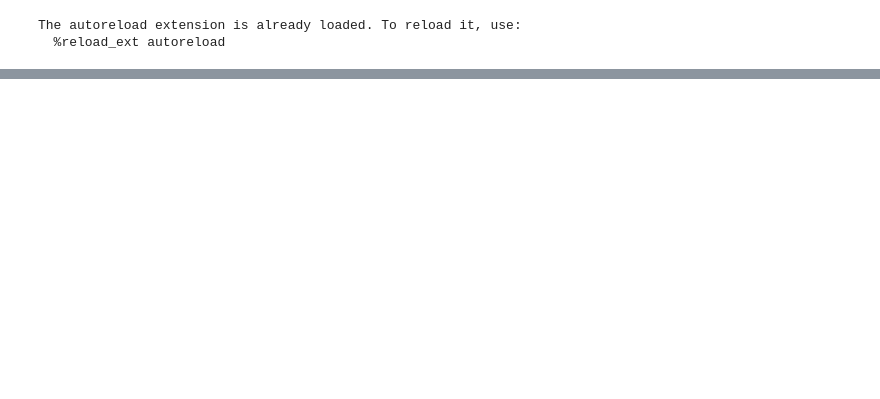
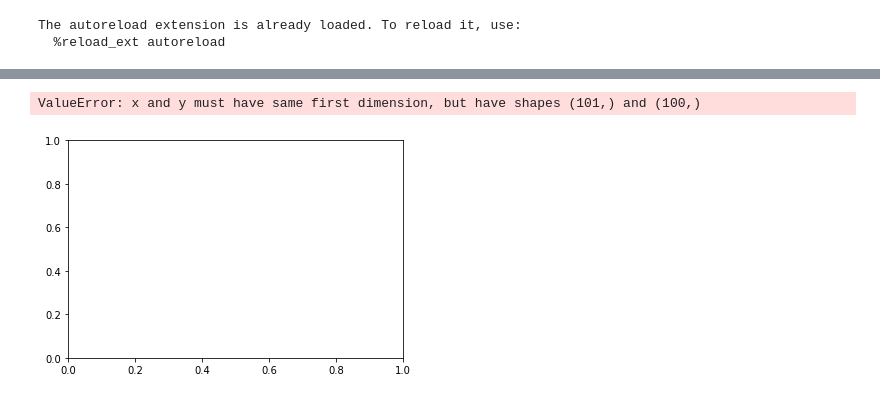
Before and after one commit to Zattera44/Speciale, a Jupyter notebook: rBergomi/rBergomi_simulaiton.ipynb, the cells around one changed output, grey strips where cells are left out. Drawn from its saved outputs; the diff is of its cells as text; code cells hidden in the pictures; blank space fills up the shorter version.

```diff
--- a/rBergomi/rBergomi_simulaiton.ipynb
+++ b/rBergomi/rBergomi_simulaiton.ipynb
@@ -25,0 +38,9 @@ plt.grid(True)
+# %%
+plot, axes = plt.subplots()
+axes.plot(mS[0,:], 'g')
+axes.set_xlabel(r'$t$', fontsize=16)
+axes.set_ylabel(r'$S_t$', fontsize=16)
+plt.grid(True)
+# %% [output]
+ValueError: x and y must have same first dimension, but have shapes (101,) and (100,)
+[figure, added]
```
Also changed, not shown: parts of 6 cells of this notebook, 18 other files.
